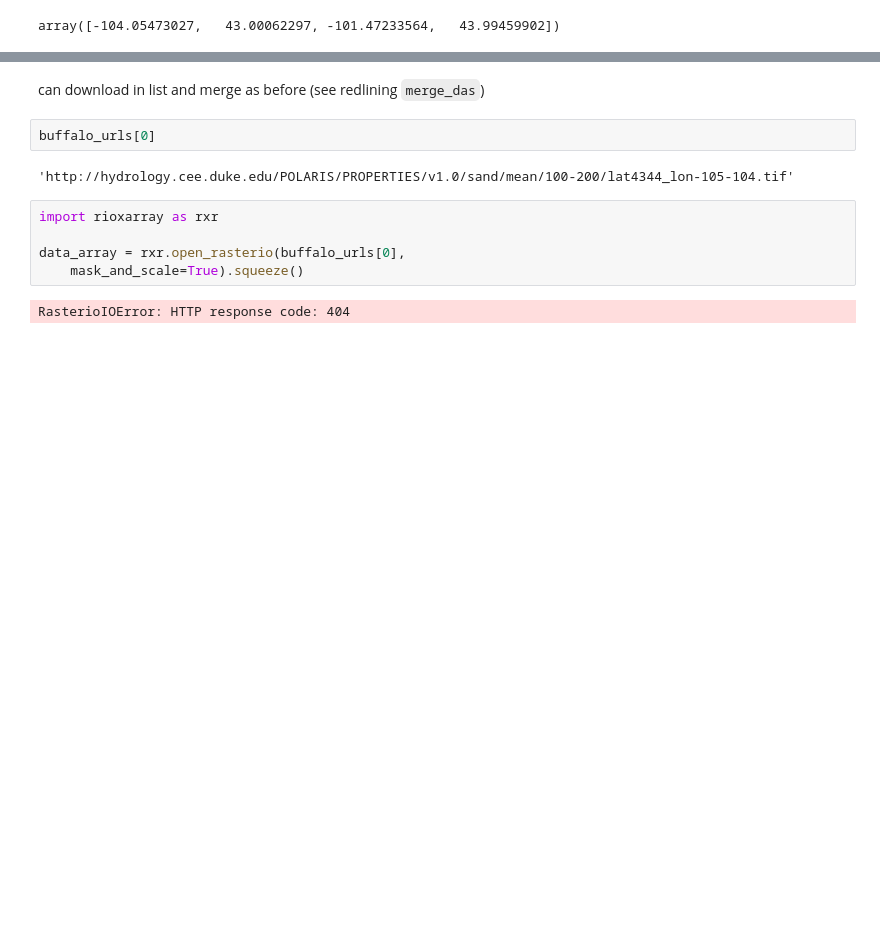
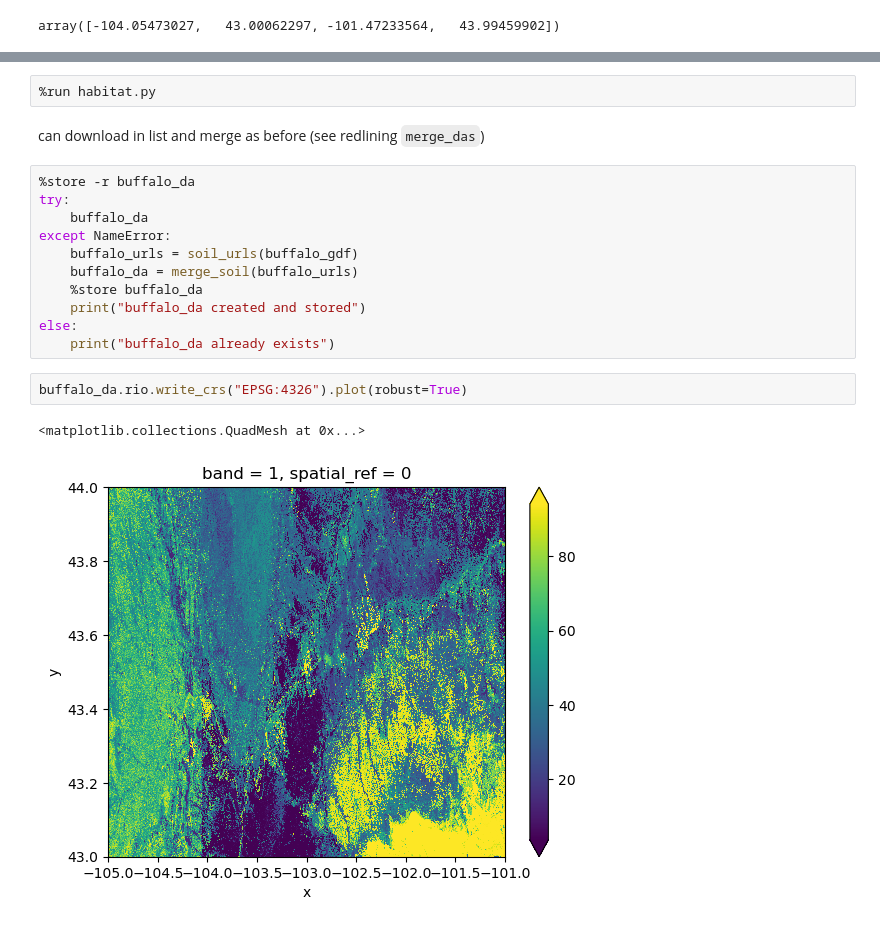
Before and after one commit to byandell-envsys/habitatSuitability, a Jupyter notebook: 2_1_download_model_vars.ipynb, the cells around one changed output, grey strips where cells are left out. Drawn from its saved outputs; the diff is of its cells as text; blank space fills up the shorter version.

Commit message:
working through polaris

```diff
--- a/2_1_download_model_vars.ipynb
+++ b/2_1_download_model_vars.ipynb
@@ -153,13 +90,20 @@ buffalo_urls = soil_urls(buffalo_gdf)
+# %%
+%run habitat.py
 # %% [markdown]
 can download in list and merge as before (see redlining `merge_das`)
-# %%
-buffalo_urls[0]
-# %% [output]
-'http://hydrology.cee.duke.edu/POLARIS/PROPERTIES/v1.0/sand/mean/100-200/lat4344_lon-105-104.tif'
-# %%
-import rioxarray as rxr
-
-data_array = rxr.open_rasterio(buffalo_urls[0],
-    mask_and_scale=True).squeeze()
-# %% [output]
-RasterioIOError: HTTP response code: 404
+# %%
+%store -r buffalo_da
+try:
+    buffalo_da
+except NameError:
+    buffalo_urls = soil_urls(buffalo_gdf)
+    buffalo_da = merge_soil(buffalo_urls)
+    %store buffalo_da
+    print("buffalo_da created and stored")
+else:
+    print("buffalo_da already exists")
+# %%
+buffalo_da.rio.write_crs("EPSG:4326").plot(robust=True)
+# %% [output]
+<matplotlib.collections.QuadMesh at 0x...>
+[figure, added]
```
Also changed, not shown: parts of 8 cells of this notebook, 1 other file.
